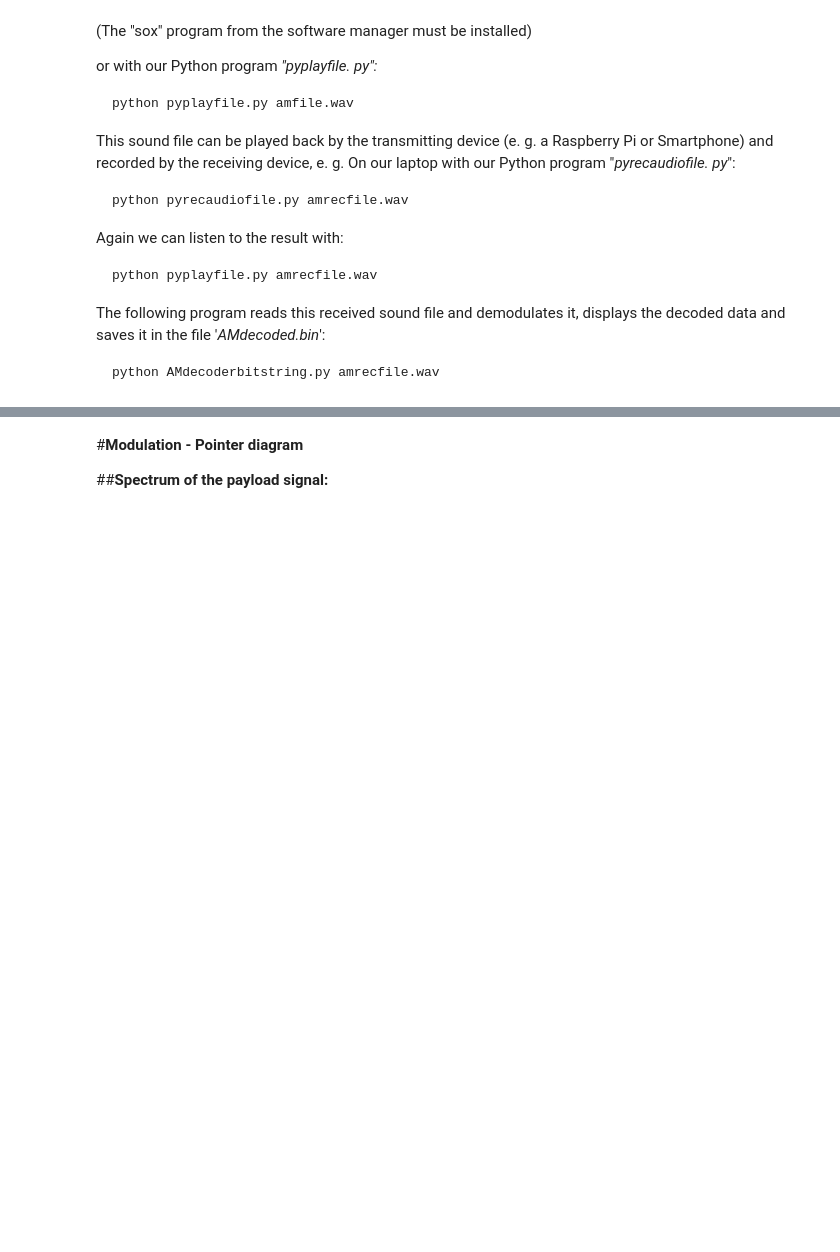
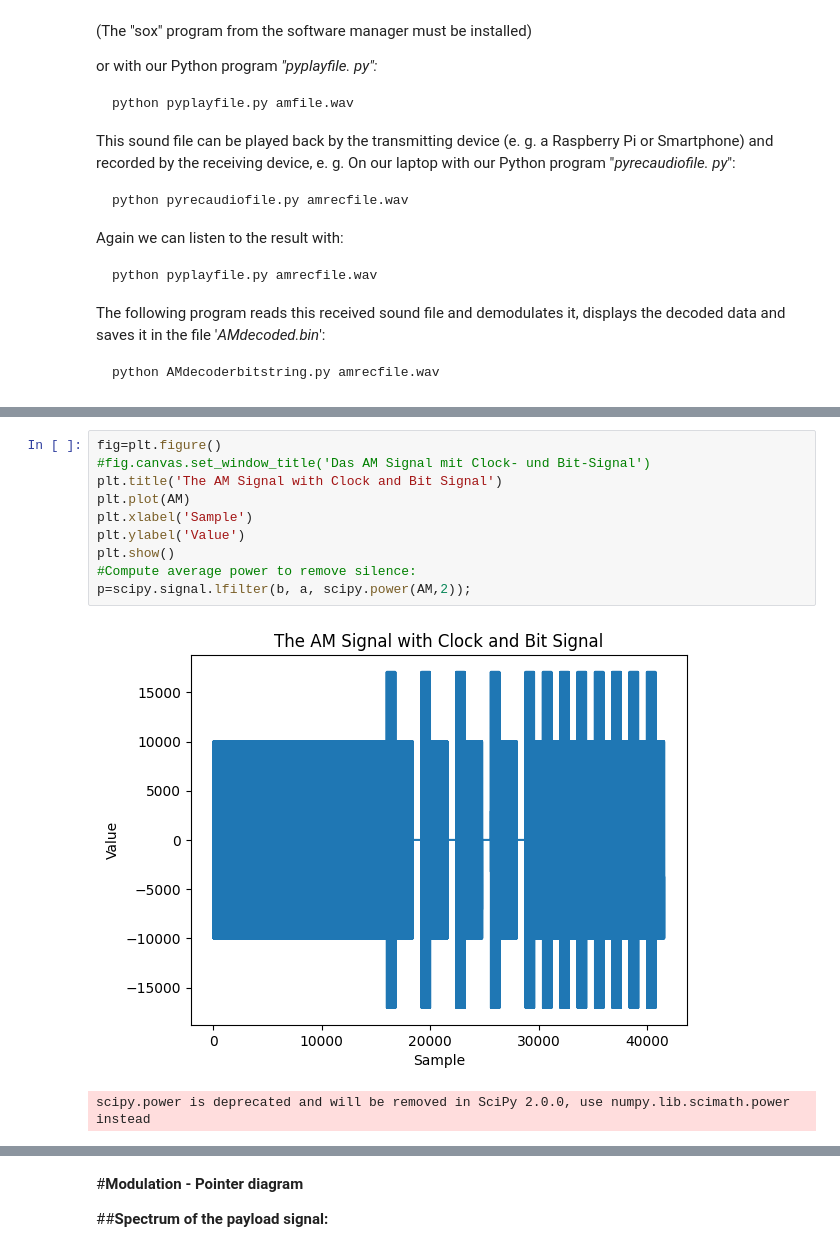
Before and after one commit to TUIlmenauAMS/GVT_Lecture_Colab, a Jupyter notebook: GVT_V8b.ipynb, the cells around one changed output, grey strips where cells are left out. Saved outputs shown, nothing was run; the diff lists cells and outputs as text; blank space fills up the shorter version.

```diff
--- a/GVT_V8b.ipynb
+++ b/GVT_V8b.ipynb
@@ -455,0 +850,13 @@ The following program reads this received sound file and demodulates it, display
+# %%
+fig=plt.figure()
+#fig.canvas.set_window_title('Das AM Signal mit Clock- und Bit-Signal')
+plt.title('The AM Signal with Clock and Bit Signal')
+plt.plot(AM)
+plt.xlabel('Sample')
+plt.ylabel('Value')
+plt.show()
+#Compute average power to remove silence:
+p=scipy.signal.lfilter(b, a, scipy.power(AM,2));
+# %% [output]
+[figure, added]
+scipy.power is deprecated and will be removed in SciPy 2.0.0, use numpy.lib.scimath.power instead
```
Also changed, not shown: parts of 31 cells of this notebook.
